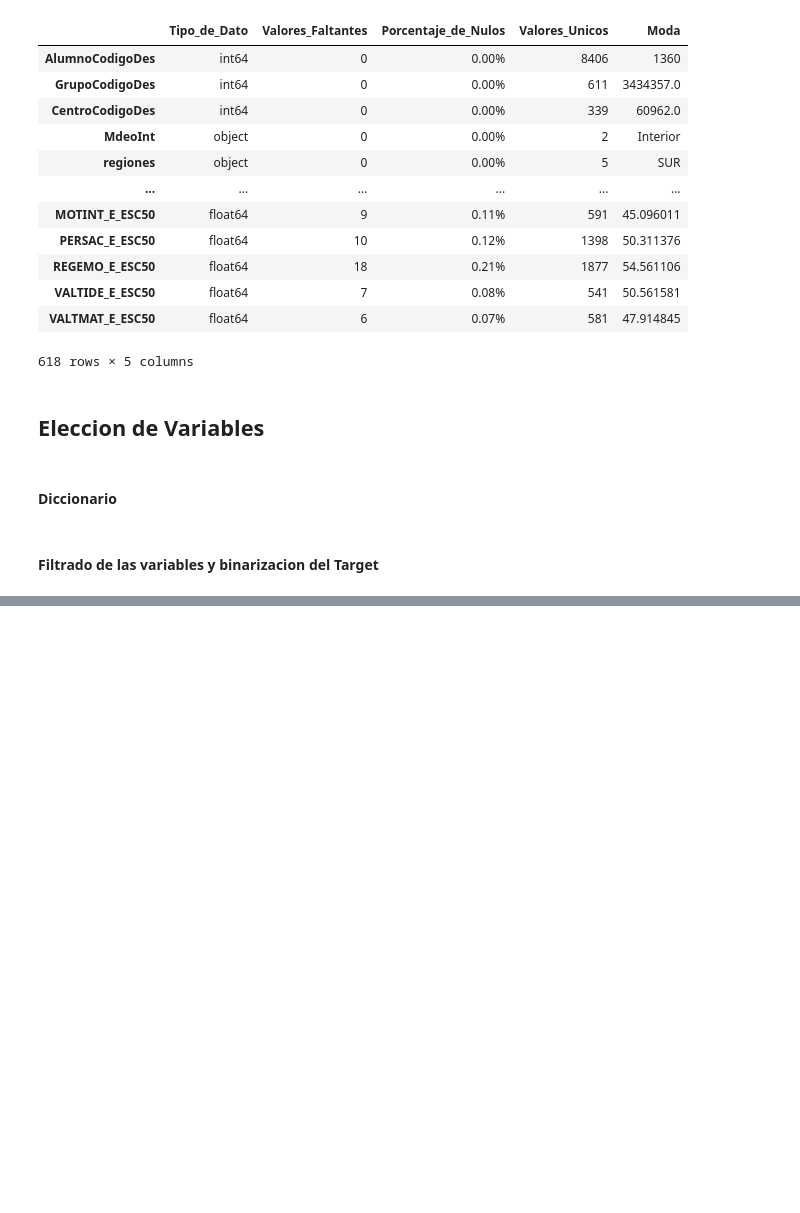
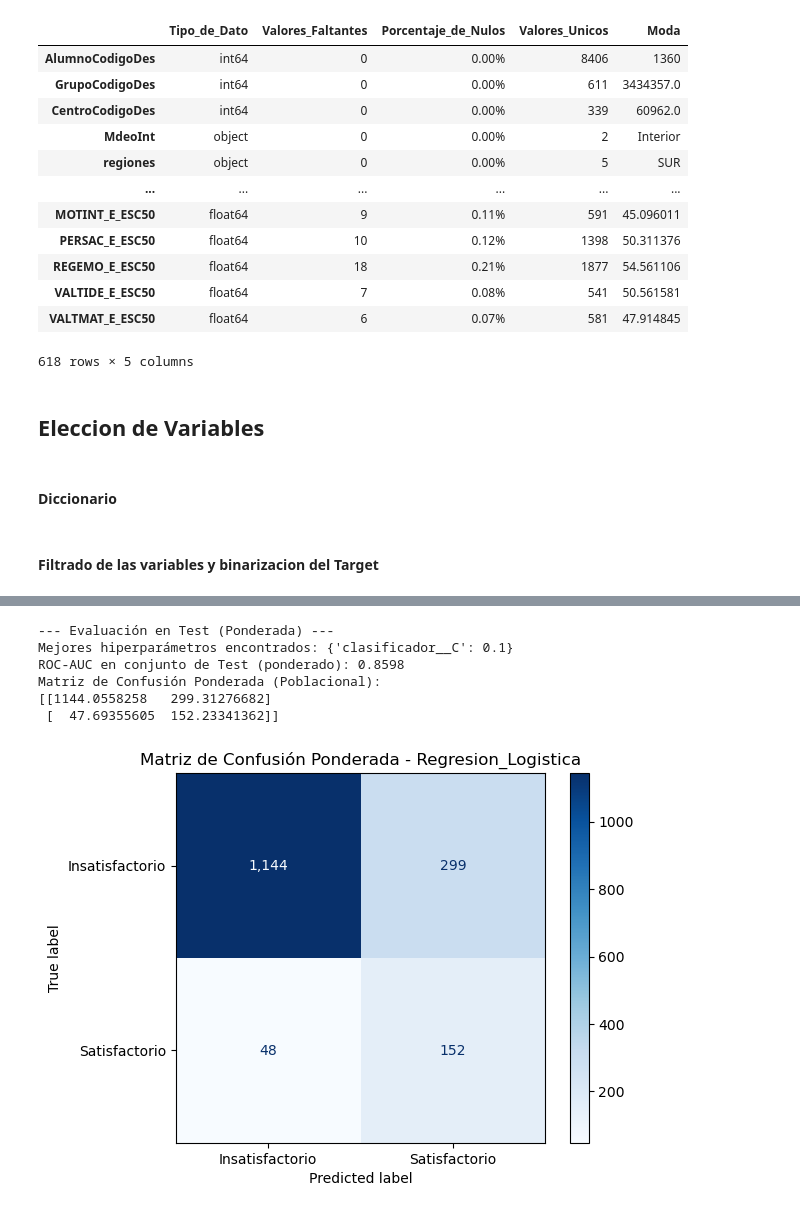
Before and after one commit to lucasbarriost/los_parsimoniosos, a Jupyter notebook: Trabajo_final_version_0.ipynb, the cells around one changed output, grey strips where cells are left out. Drawn from its saved outputs; the diff is of its cells as text; code cells hidden in the pictures; blank space fills up the shorter version.

```diff
--- a/Trabajo_final_version_0.ipynb
+++ b/Trabajo_final_version_0.ipynb
@@ -217,0 +373,20 @@ X_train, X_test, y_train, y_test, w_train, w_test = train_test_split(
+# %%
+# =====================================================================
+#                  Definición del modelo ganador
+# =====================================================================
+
+mejor_nombre = None
+mejor_score = 0
+mejor_grid = None
+
+print("\n--- Comparación de Modelos (ROC-AUC en Validación Cruzada) ---")
+for nombre, grid in resultados_grid.items():
+    score_cv = grid.best_score_
+    print(f"{nombre}: {score_cv:.4f}")
+    if score_cv > mejor_score:
+        mejor_score = score_cv
+        mejor_nombre = nombre
+        mejor_grid = grid
+
+print(f"\nEl modelo ganador es: {mejor_nombre} con ROC-AUC de {mejor_score:.4f}")
+mejor_modelo = mejor_grid.best_estimator_
@@ -217,0 +440,44 @@ X_train, X_test, y_train, y_test, w_train, w_test = train_test_split(
+# %%
+from sklearn.metrics import roc_auc_score, confusion_matrix, ConfusionMatrixDisplay
+import matplotlib.pyplot as plt
+import numpy as np
+# =====================================================================
+#                 Resultados y evaluación en Test
+# =====================================================================
+
+print("\n--- Evaluación en Test (Ponderada) ---")
+print("Mejores hiperparámetros encontrados:", mejor_grid.best_params_)
+
+y_pred_proba = mejor_modelo.predict_proba(X_test)[:, 1]
+score_test = roc_auc_score(y_test, y_pred_proba, sample_weight=w_test)
+print(f"ROC-AUC en conjunto de Test (ponderado): {score_test:.4f}")
+
+# Generar la predicción estándar de clases
+y_pred = mejor_modelo.predict(X_test)
+
+# Calcular la matriz de confusión PONDERADA
+cm_ponderada = confusion_matrix(y_test, y_pred, sample_weight=w_test)
+
+# Configurar Numpy para evitar notación científica en el print de la consola
+np.set_printoptions(suppress=True)
+print("Matriz de Confusión Ponderada (Poblacional):")
+print(cm_ponderada)
+
+# Visualizarla de forma gráfica evitando notación científica
+disp = ConfusionMatrixDisplay(
+    confusion_matrix=cm_ponderada,
+    display_labels=["Insatisfactorio", "Satisfactorio"]
+)
+
+# El parámetro values_format=',.0f' quita la notación científica y agrega separador de miles
+disp.plot(cmap=plt.cm.Blues, values_format=',.0f')
+plt.title(f"Matriz de Confusión Ponderada - {mejor_nombre}")
+plt.show()
+# %% [output]
+--- Evaluación en Test (Ponderada) ---
+Mejores hiperparámetros encontrados: {'clasificador__C': 0.1}
+ROC-AUC en conjunto de Test (ponderado): 0.8598
+Matriz de Confusión Ponderada (Poblacional):
+[[1144.0558258   299.31276682]
+ [  47.69355605  152.23341362]]
+[figure, added]
```
Also changed, not shown: parts of 12 cells of this notebook.
